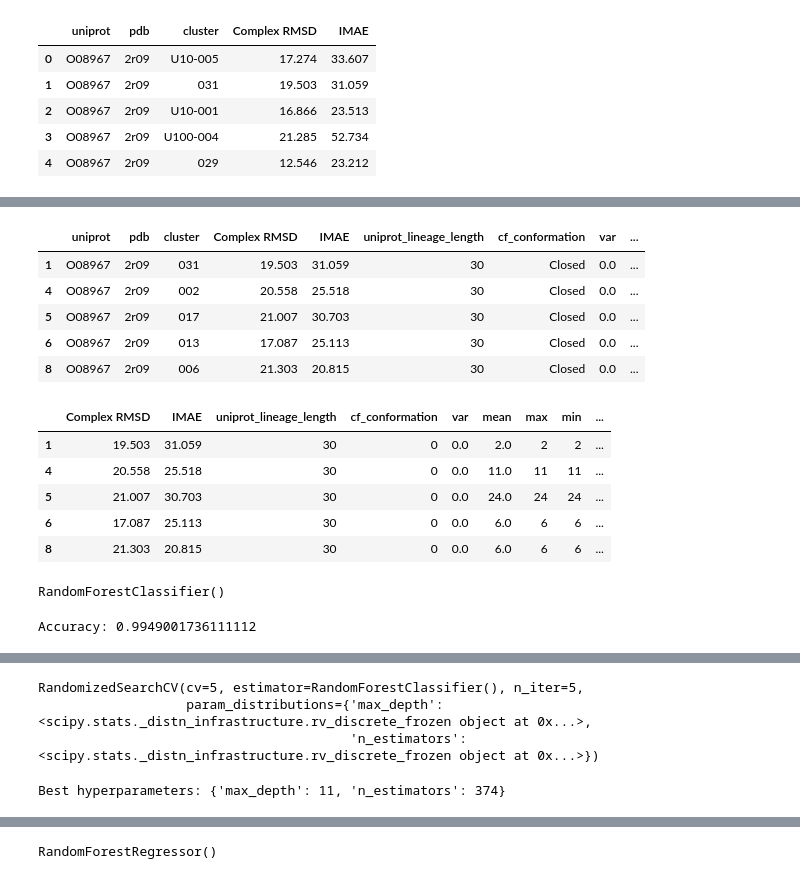
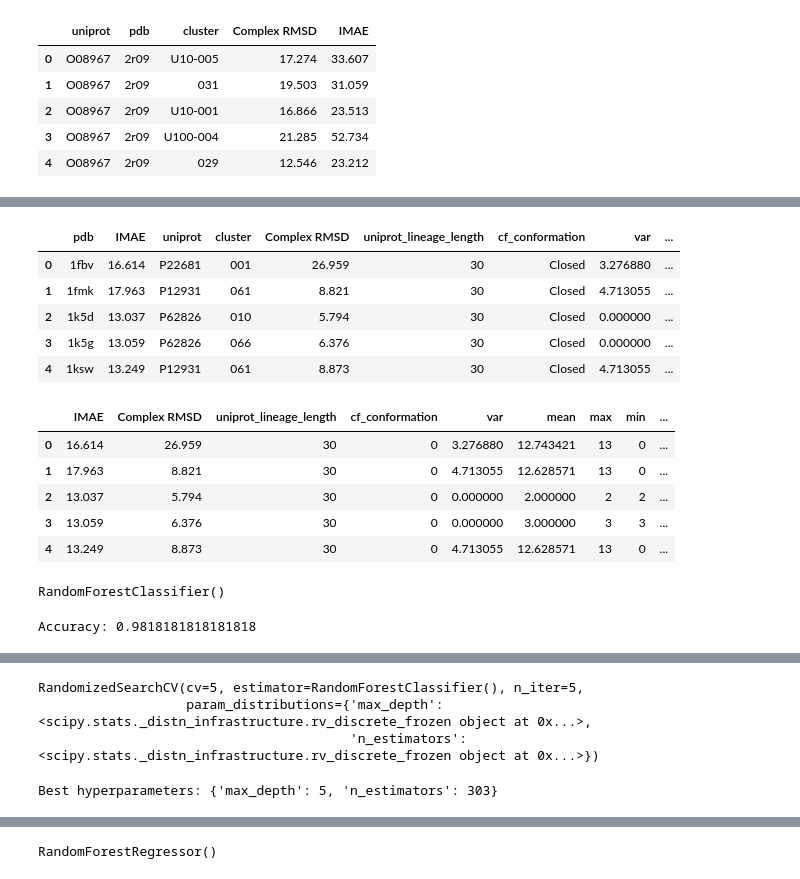
Before and after one commit to jpigles/alphafold-rmsd, a Jupyter notebook: cf_pdb_ls_matrix.ipynb, the cells around one changed output, grey strips where cells are left out. Cells and saved outputs as stored; diff of their text form; code cells hidden in the pictures.

```diff
--- a/cf_pdb_ls_matrix.ipynb
+++ b/cf_pdb_ls_matrix.ipynb
@@ -64,8 +71,13 @@ Now we'll merge the RMSD data with the lineage scores.
 # Merge the RMSD and lineage data
 merged = pd.merge(rmsd, lineage, on=['uniprot', 'cluster'])
 
+merged_sub = merged.drop_duplicates(subset=['uniprot', 'cluster'])
+print(len(merged_sub))
+
 # Merge the cluster data
 merged = pd.merge(merged, cluster, on=['uniprot', 'cluster'])
 
+# remove uniformly distributed clusters
+merged = merged[~merged['cluster'].str.contains('U')]
 merged.head()
 # %% [output]
@@ -77,0 +93,8 @@ merged.head()
+# %%
+best = merged.groupby('pdb')['IMAE'].min().reset_index()
+
+merged = pd.merge(best, merged, on=['pdb', 'IMAE'], how='left')
+
+print(len(merged))
+print(merged['pdb'].nunique())
+merged.head()
@@ -134,29 +183,26 @@ lineage_counts.head()
 # %%
 pre = lineage_counts.drop(columns=['filename', 'uniref', 'taxonId', 'uniprot_lineage', 'cluster_lineage', 'lineage_score', 'cluster_lineage_length', 'state', 'conformation'])
 pre = pre.drop_duplicates().reset_index(drop=True)
-
-# What if we got rid of the uniformly sampled clusters? I.e. any cluster with U in it
-pre = pre[~pre['cluster'].str.contains('U')]
 pre.head()
 # %% [output]
-|  | uniprot | pdb | cluster | Complex RMSD | IMAE | uniprot_lineage_length | cf_conformation | var | ... |
-| 1 | O08967 | 2r09 | 031 | 19.503 | 31.059 | 30 | Closed | 0.0 | ... |
-| 4 | O08967 | 2r09 | 002 | 20.558 | 25.518 | 30 | Closed | 0.0 | ... |
-| 5 | O08967 | 2r09 | 017 | 21.007 | 30.703 | 30 | Closed | 0.0 | ... |
-| 6 | O08967 | 2r09 | 013 | 17.087 | 25.113 | 30 | Closed | 0.0 | ... |
-| 8 | O08967 | 2r09 | 006 | 21.303 | 20.815 | 30 | Closed | 0.0 | ... |
+|  | pdb | IMAE | uniprot | cluster | Complex RMSD | uniprot_lineage_length | cf_conformation | var | ... |
+| 0 | 1fbv | 16.614 | P22681 | 001 | 26.959 | 30 | Closed | 3.276880 | ... |
+| 1 | 1fmk | 17.963 | P12931 | 061 | 8.821 | 30 | Closed | 4.713055 | ... |
+| 2 | 1k5d | 13.037 | P62826 | 010 | 5.794 | 30 | Closed | 0.000000 | ... |
+| 3 | 1k5g | 13.059 | P62826 | 066 | 6.376 | 30 | Closed | 0.000000 | ... |
+| 4 | 1ksw | 13.249 | P12931 | 061 | 8.873 | 30 | Closed | 4.713055 | ... |
 # %%
 #We'll one-hot the state and conformation. 0 if Autoinhibited/Closed, 1 if Active/Open
 pre['cf_conformation'] = pre['cf_conformation'].map({'Closed': 0, 'Open': 1})
 pre = pre.drop(columns=['uniprot', 'cluster', 'pdb'])
 pre.head()
 # %% [output]
-|  | Complex RMSD | IMAE | uniprot_lineage_length | cf_conformation | var | mean | max | min | ... |
-| 1 | 19.503 | 31.059 | 30 | 0 | 0.0 | 2.0 | 2 | 2 | ... |
-| 4 | 20.558 | 25.518 | 30 | 0 | 0.0 | 11.0 | 11 | 11 | ... |
-| 5 | 21.007 | 30.703 | 30 | 0 | 0.0 | 24.0 | 24 | 24 | ... |
-| 6 | 17.087 | 25.113 | 30 | 0 | 0.0 | 6.0 | 6 | 6 | ... |
-| 8 | 21.303 | 20.815 | 30 | 0 | 0.0 | 6.0 | 6 | 6 | ... |
+|  | IMAE | Complex RMSD | uniprot_lineage_length | cf_conformation | var | mean | max | min | ... |
+| 0 | 16.614 | 26.959 | 30 | 0 | 3.276880 | 12.743421 | 13 | 0 | ... |
+| 1 | 17.963 | 8.821 | 30 | 0 | 4.713055 | 12.628571 | 13 | 0 | ... |
+| 2 | 13.037 | 5.794 | 30 | 0 | 0.000000 | 2.000000 | 2 | 2 | ... |
+| 3 | 13.059 | 6.376 | 30 | 0 | 0.000000 | 3.000000 | 3 | 3 | ... |
+| 4 | 13.249 | 8.873 | 30 | 0 | 4.713055 | 12.628571 | 13 | 0 | ... |
 # %%
 # Now we'll make a dataset for the conformation
 conf = pre.drop(columns=['Complex RMSD', 'IMAE'])
@@ -184,7 +230,7 @@ Y_pred = rf.predict(X_test)
 accuracy = accuracy_score(Y_test, Y_pred)
 print(f'Accuracy: {accuracy}')
 # %% [output]
-Accuracy: 0.9949001736111112
+Accuracy: 0.9818181818181818
 # %%
 # Export the first three decision trees from the forest
 
@@ -228,7 +274,7 @@ best_rf = rand_search.best_estimator_
 # Print the best hyperparameters
 print('Best hyperparameters:',  rand_search.best_params_)
 # %% [output]
-Best hyperparameters: {'max_depth': 11, 'n_estimators': 374}
+Best hyperparameters: {'max_depth': 5, 'n_estimators': 303}
 # %%
 # Generate predictions with the best model
 y_pred = best_rf.predict(X_test)
```
Also changed, not shown: parts of 15 cells of this notebook, 13 other files.
